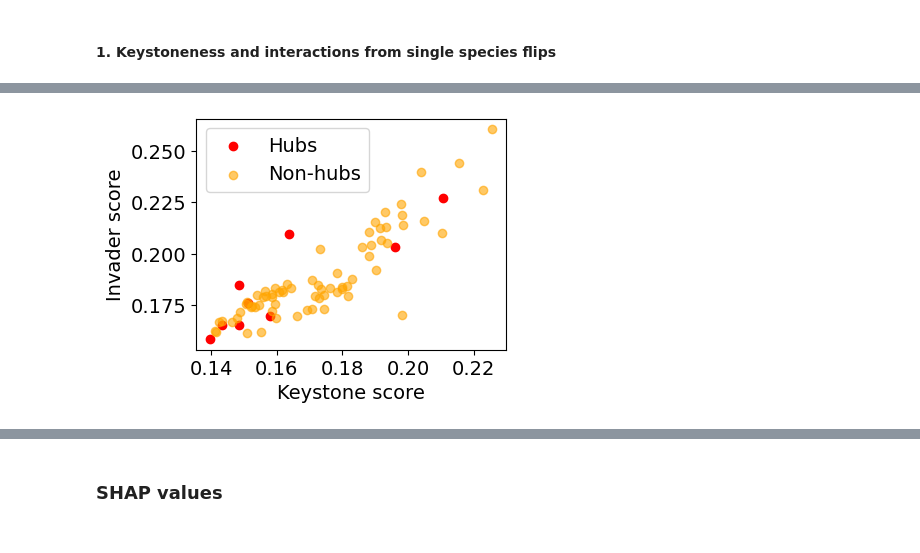
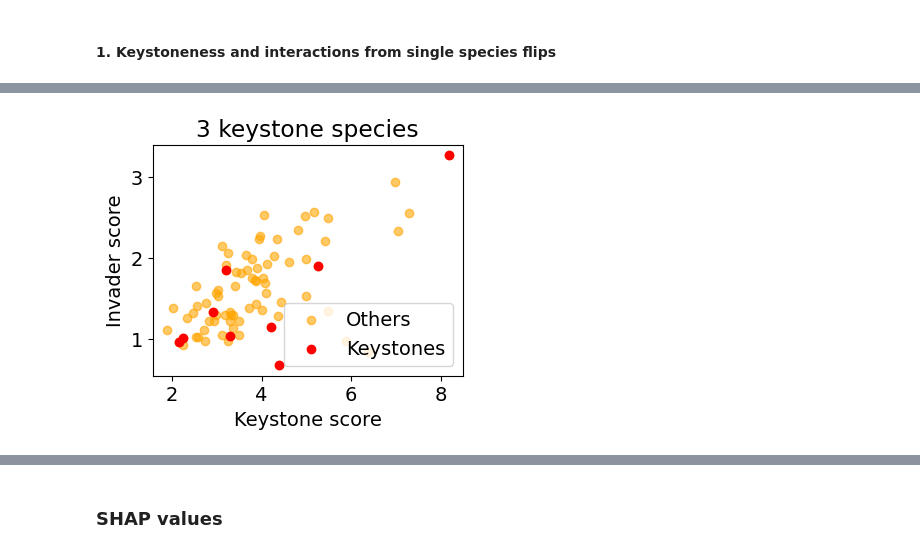
Before and after one commit to Zireae1/micro_vae, a Jupyter notebook: cell_gut_dataset_related/notebooks/synthetic_data_v4_eval.ipynb, the cells around one changed output, grey strips where cells are left out. Cells and saved outputs as stored; diff of their text form; code cells hidden in the pictures.

```diff
--- a/cell_gut_dataset_related/notebooks/synthetic_data_v4_eval.ipynb
+++ b/cell_gut_dataset_related/notebooks/synthetic_data_v4_eval.ipynb
@@ -495,6 +601,8 @@ data = pickle.load(open("../synthetic_data/data_v4/keystone_analysis.pkl", "rb")
 all_key_interactions = data["all_key_interactions"]
 all_keystone_scores = data["all_keystone_scores"]
 all_annotations = data["all_annotations"]
+
+hubs_list = [1, 3, 6, 12, 24]
 
 for h_idx, hub in enumerate(hubs_list[1:]):
 
@@ -516,7 +624,9 @@ for h_idx, hub in enumerate(hubs_list[1:]):
     all_spcs = list(pickle.load(open(p_data, "rb")).columns)
     idxs = [i in spc_names for i in all_spcs]
     a_facil = a_facil[idxs, :][:, idxs]
+    a_facil = a_facil/a_facil.max()
     a_comp = a_comp[idxs, :][:, idxs]
+    a_comp = -a_comp/a_comp.min()
 
     handle = f"synthetic_v4_trophic_{hub}"
 
@@ -536,7 +646,7 @@ for h_idx, hub in enumerate(hubs_list[1:]):
     axs[1].set_xlabel("Species affected")
     axs[1].set_ylabel("Species removed")
     axs[1].set_title("Reconstructed")
-#     plt.savefig(f"../figures/keystoneness_i_to_j_{handle}.pdf", bbox_inches="tight")
+    plt.savefig(f"../figures/keystoneness_i_to_j_{handle}.pdf", bbox_inches="tight")
     plt.show()
 
 
@@ -558,7 +668,7 @@ for h_idx, hub in enumerate(hubs_list[1:]):
     plt.xlabel("Reconstructed")
     plt.ylabel("True")
     plt.legend()
-#     plt.savefig(f"../figures/keystoneness_i_to_j_compare1{handle}.pdf", bbox_inches="tight")
+    plt.savefig(f"../figures/keystoneness_i_to_j_compare1{handle}.pdf", bbox_inches="tight")
     plt.show()
 
 
@@ -572,7 +682,7 @@ for h_idx, hub in enumerate(hubs_list[1:]):
     axs[0].set_title("Facilitation")
     axs[1].set_xlabel("Reconstructed")
     axs[1].set_title("Competition")
-#     plt.savefig(f"../figures/keystoneness_i_to_j_compare2{handle}.pdf", bbox_inches="tight")
+    plt.savefig(f"../figures/keystoneness_i_to_j_compare2{handle}.pdf", bbox_inches="tight")
     plt.show()
 # %% [output]
 [figure]
@@ -707,39 +935,48 @@ for hub in hubs_list[1:]:
 # keystoneness vs prevalence
 data = pickle.load(open("../synthetic_data/data_v4/keystone_analysis.pkl", "rb"))
 all_keystone_scores = data["all_keystone_scores"]
+all_key_interactions = data["all_key_interactions"]
 
 data = pickle.load(open("../synthetic_data/data_v4/invader_analysis.pkl", "rb"))
 all_invader_scores = data["all_invader_scores"]
+all_inv_interactions = data["all_inv_interactions"]
 all_annotations = data["all_annotations"]
 
 for h_idx, hub in enumerate(hubs_list[1:]):
     p_model = f"../models/synthetic_v4_trophic_{hub}_trained_AE.pt"
     p_data = f"../data/synthetic_v4_trophic_{hub}_filtered.pt"
     X_train_scaled, X_test_scaled, y_train_scaled, y_test_scaled, annotations, model = load_model_and_data(p_model, p_data)
     labels = torch.load(p_data)["labels"]
 
     annotations = all_annotations[1:][h_idx]
     spc_names, train_indices, test_indices = annotations["spcs"], annotations["train_idx"], annotations["test_idx"]
 
     prev_scores = {i:np.mean(labels>0, axis=0)[i] for i in range(labels.shape[1])}
     keystone_scores = all_keystone_scores[1:][h_idx]
     invader_scores = all_invader_scores[1:][h_idx]
 
-#     xs = [prev_scores[i] for i in prev_scores]
-    xs = [keystone_scores[i] for i in keystone_scores if int(spc_names[i][1:])%24 >= hub]
-#     ys = [keystone_scores[i] for i in prev_scores]
+    heatmap, xxs, xys = all_key_interactions[1:][h_idx]
+    keystone_scores_1 = {i: np.sum(np.abs(heatmap), axis=1)[i] for i in range(heatmap.shape[0])}
+
+    heatmap, xxs, xys = all_inv_interactions[1:][h_idx]
+    invader_scores_1 = {i: np.sum(np.abs(heatmap), axis=1)[i] for i in range(heatmap.shape[0])}
+
+    xs = [keystone_scores_1[i] for i in prev_scores]
+#     xs = [keystone_scores[i] for i in keystone_scores if int(spc_names[i][1:])%24 >= hub]
+    ys = [invader_scores_1[i] for i in prev_scores]
 #     ys = [invader_scores[i] for i in prev_scores]
-    ys = [invader_scores[i] for i in keystone_scores if int(spc_names[i][1:])%24 >= hub]
+#     ys = [invader_scores[i] for i in keystone_scores if int(spc_names[i][1:])%24 >= hub]
 
-    x1s = [keystone_scores[i] for i in keystone_scores if int(spc_names[i][1:])%24 < hub]
-    y1s = [invader_scores[i] for i in keystone_scores if int(spc_names[i][1:])%24 < hub]
+    x1s = [keystone_scores_1[i] for i in prev_scores if int(spc_names[i][1:])%24 < hub]
+    y1s = [invader_scores_1[i] for i in prev_scores if int(spc_names[i][1:])%24 < hub]
 
     plt.figure(figsize=(4, 3))
-    plt.scatter(x1s, y1s, color="r", alpha=1, label = "Hubs")
-    plt.scatter(xs, ys, color="orange", alpha=0.6, label="Non-hubs")
+    plt.title(f"{hub} keystone species")
+    plt.scatter(xs, ys, color="orange", alpha=0.6, label="Others")
+    plt.scatter(x1s, y1s, color="r", alpha=1, label = "Keystones")
     plt.xlabel("Keystone score")
     plt.ylabel("Invader score")
     plt.legend()
     plt.show()
 # %% [output]
-[figure, old version]
+[figure, new version]
```
Also changed, not shown: parts of 18 cells of this notebook, 1 other file.
